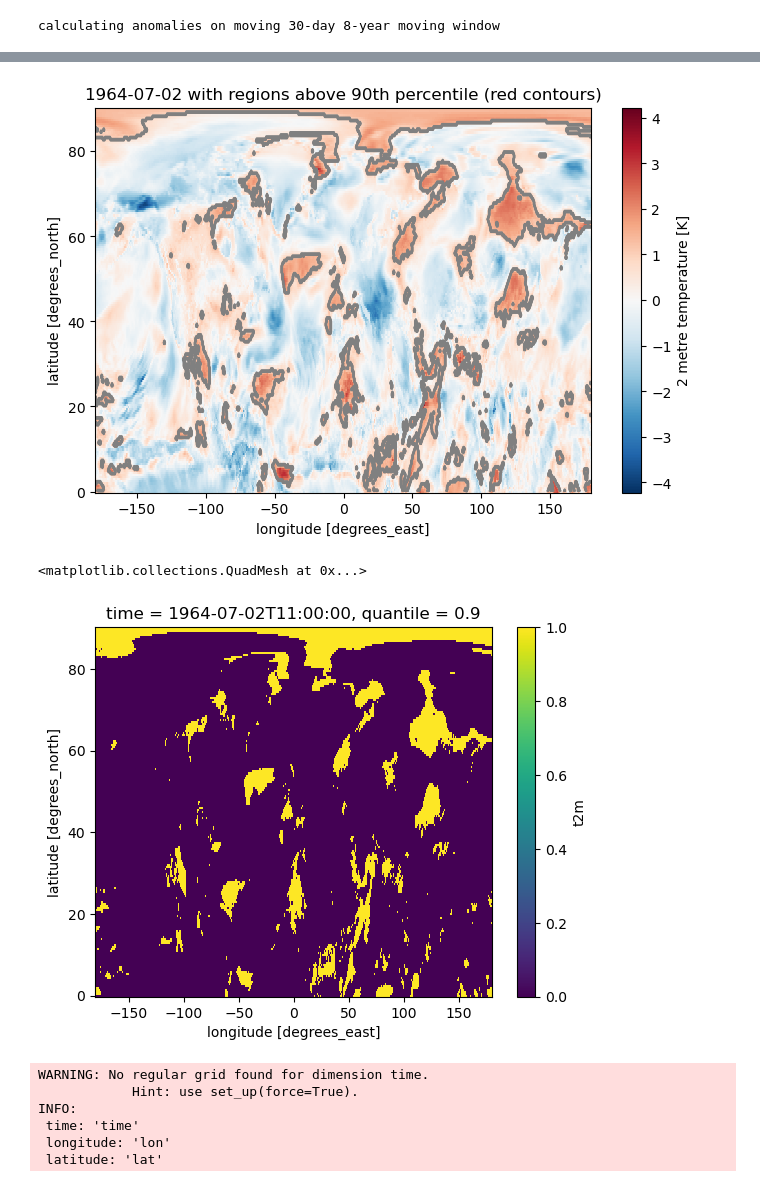
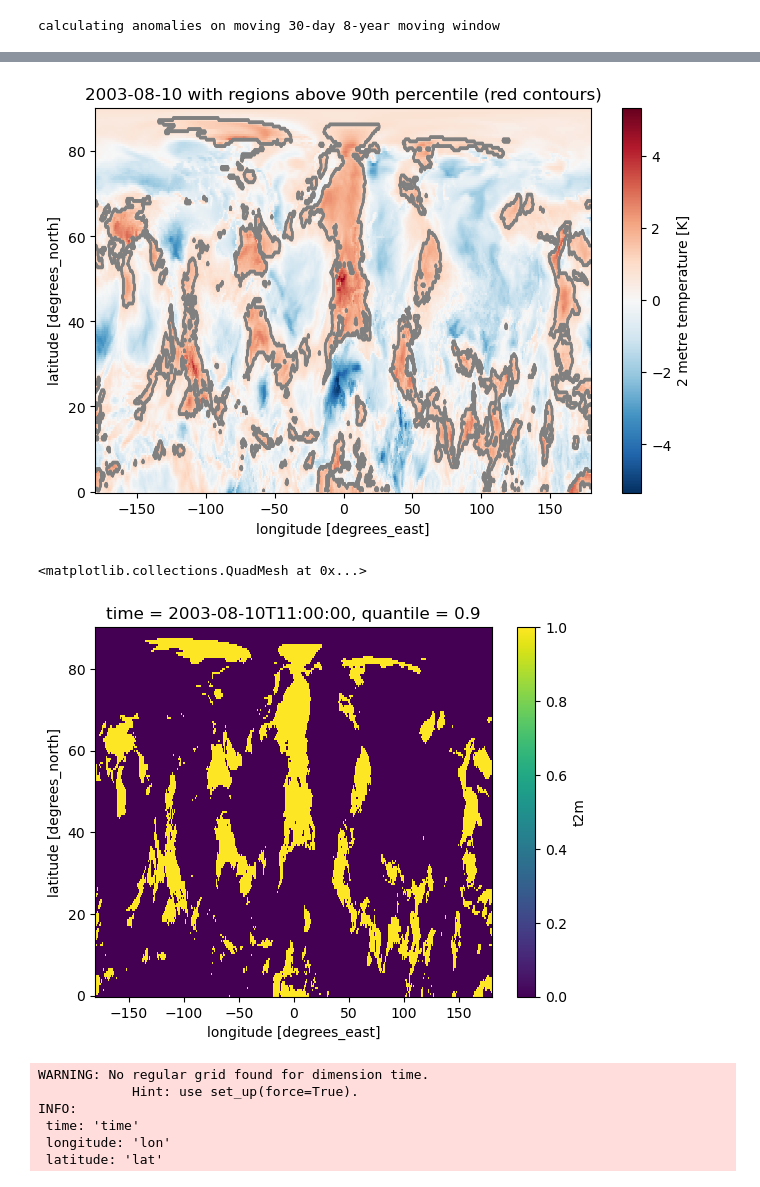
Before and after one commit to edgardotes/HW_contrack, a Jupyter notebook: HW_contrack.ipynb, the cells around one changed output, grey strips where cells are left out. Drawn from its saved outputs; the diff is of its cells as text; code cells hidden in the pictures.

```diff
--- a/HW_contrack.ipynb
+++ b/HW_contrack.ipynb
@@ -252,6 +259,9 @@ temp_mask.sum(dim=["time"]).plot(
 ### Preparing data to track heatwaves
 # %%
 #Get full dataset
-temp = xr.open_mfdataset('/scratch2/edolores/era5/TS_era5/t2m_day_*_0p5deg.nc', chunks={"time": 365, "lon": -1, "lat": -1})['t2m']
+inpath='/scratch2/edolores/era5/T850_era5/' # '/scratch2/edolores/era5/TS_era5/'
+fvar='t850' #t2m
+dvar='t' #t2m
+temp = xr.open_mfdataset(inpath+'/'+fvar+'_day_*_0p5deg.nc', chunks={"time": 365, "lon": -1, "lat": -1})[dvar]
 temp
 # %% [output]
@@ -283,7 +294,7 @@ ECMWF
 # %%
 ### selecting years
 #dERA5 = pd.date_range(start="1959-01-01",end="2024-12-31")
-dERA5 = pd.date_range(start="1959-01-01",end="1966-12-31")
+dERA5 = pd.date_range(start="1959-01-01",end="2023-12-31")
 
 ### selecting months around summer (JJA)
 dERA5 = dERA5[dERA5.month.isin([4, 5, 6, 7, 8, 9, 10])]
@@ -293,3 +304,18 @@ doyVec = pd.to_numeric(dERA5.strftime('%j'))
 matExt = temp*0 ### replace name df
 
 start = time.perf_counter()
+
+'''
+### This produce an error of mistmatch!:
+print('calculating anomalies on moving 30-day 8-year moving window')
+
+for tt in range(temp.time.size):
+    print(tt)
+    #30 day 8-year rolling window
+    vec = (abs(doyVec-doyVec[tt])<=15)*(abs(dERA5-dERA5[tt])<='1475 days')
+    matExt[tt,:,:] = (temp[tt,:,:] - temp[vec,:,:].mean('time'))/ temp[vec,:,:].std('time') ##standarized temperature
+
+print('write anomalies to netcdf')
+matExt = matExt.sel(time=matExt.time.dt.month.isin([5,6,7,8,9]))
+matExt
+'''
@@ -327,6 +338,6 @@ len(vec)
 # %%
 # 1) Make sure temp is sliced to the same dates & months as you intend
-temp = temp.sel(time=slice("1959-01-01", "1966-12-31"))
+temp = temp.sel(time=slice("1959-01-01", "2023-12-31"))
 temp = temp.sel(time=temp["time.month"].isin([4,5,6,7,8,9,10]))
 
 # 2) Prepare vectors from temp.time so lengths match
@@ -390,5 +387,5 @@ array([[[-0.4723758 , -0.3839679 , -0.25350788, ..., -1.0054798 ,
 # %%
-snap=matExt.sel(time='1964-07-02',drop=True)
+snap=matExt.sel(time='2003-08-10',drop=True)
 snap.plot()
 # %% [output]
 <matplotlib.collections.QuadMesh at 0x...>
@@ -404,15 +401,15 @@ q90.plot(cmap='YlOrRd')
 # %%
 # Start plot of the field
 fig, ax = plt.subplots(figsize=(8, 5))
 snap.plot(ax=ax, cmap="RdBu_r")  # base field
 
 # Overlay contour line(s) where values exceed q90
 (snap.isel(time=0) > q90).plot.contour(ax=ax, colors="grey", linewidths=1.5)
 
-plt.title("1964-07-02 with regions above 90th percentile (red contours)")
+plt.title("2003-08-10 with regions above 90th percentile (red contours)")
 plt.show()
 # %% [output]
-[figure, old version]
+[figure, new version]
 # %%
 ##### Smoothing spatially
 # %%
@@ -420,9 +417,9 @@ plt.show()
 # %%
 binary=xr.where ( matExt> q90, 1, 0)
 # %%
-binary.sel(time='1964-07-02',drop=True).plot()
+binary.sel(time='2003-08-10',drop=True).plot()
 # %% [output]
 <matplotlib.collections.QuadMesh at 0x...>
-[figure, old version]
+[figure, new version]
 # %%
 ### Track heatwaves
```
Also changed, not shown: parts of 27 cells of this notebook, 7 other files.
